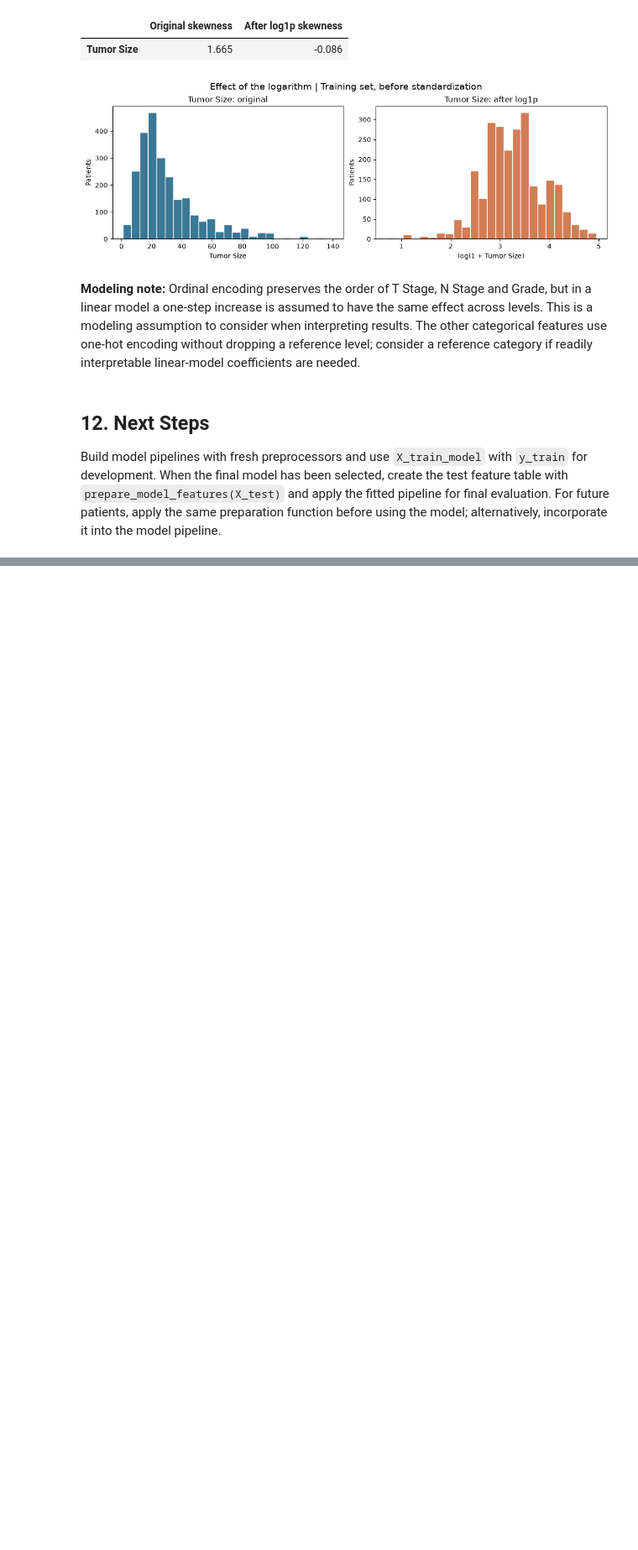
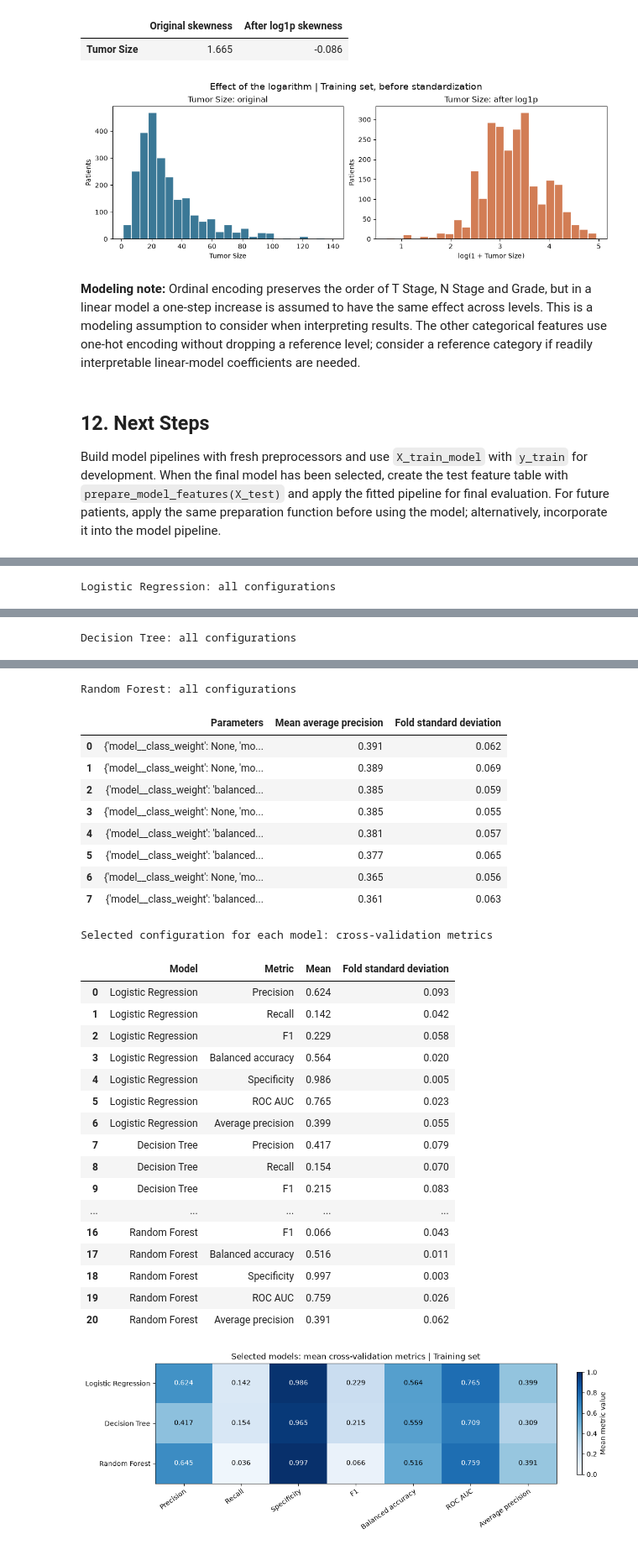
Before and after one commit to alicepelloni/progetto, a Jupyter notebook: breast_cancer.ipynb, the cells around one changed output, grey strips where cells are left out. Shown at 84% size. Cells and saved outputs as stored; diff of their text form; code cells hidden in the pictures; blank space fills up the shorter version.

Commit message:
modelli logistic e decisiontree

```diff
--- a/breast_cancer.ipynb
+++ b/breast_cancer.ipynb
@@ -1031,0 +1129,43 @@ Build model pipelines with fresh preprocessors and use `X_train_model` with `y_t
+# %%
+candidate_tables = {}
+selected_rows = []
+for model_name, search in grid_searches.items():
+    results = pd.DataFrame(search.cv_results_)
+    candidates = results[["params", "mean_test_Average precision", "std_test_Average precision"]].copy()
+    candidates = candidates.rename(columns={
+        "params": "Parameters", "mean_test_Average precision": "Mean average precision",
+        "std_test_Average precision": "Fold standard deviation",
+    }).sort_values("Mean average precision", ascending=False).reset_index(drop=True)
+    candidate_tables[model_name] = candidates
+    print(f"\n{model_name}: all configurations")
+    display(candidates.round(3))
+
+    best = search.best_index_
+    for metric_name in scoring:
+        selected_rows.append({
+            "Model": model_name, "Metric": metric_name,
+            "Mean": results.loc[best, f"mean_test_{metric_name}"],
+            "Fold standard deviation": results.loc[best, f"std_test_{metric_name}"],
+        })
+
+selected_model_comparison = pd.DataFrame(selected_rows)
+print("Selected configuration for each model: cross-validation metrics")
+display(selected_model_comparison.round(3))
+
+# Heatmap of mean scores for the selected configuration of each model.
+metric_order = ["Precision", "Recall", "Specificity", "F1", "Balanced accuracy", "ROC AUC", "Average precision"]
+metric_heatmap = selected_model_comparison.pivot(index="Model", columns="Metric", values="Mean")
+metric_heatmap = metric_heatmap.loc[list(model_pipelines), metric_order]
+fig, ax = plt.subplots(figsize=(11, 3.8), layout="constrained")
+image = ax.imshow(metric_heatmap.to_numpy(), cmap="Blues", vmin=0, vmax=1, aspect="auto")
+ax.set_xticks(range(len(metric_order)), metric_order, rotation=35, ha="right", rotation_mode="anchor")
+ax.set_yticks(range(len(metric_heatmap)), metric_heatmap.index)
+for row in range(metric_heatmap.shape[0]):
+    for col in range(metric_heatmap.shape[1]):
+        value = metric_heatmap.iat[row, col]
+        ax.text(col, row, f"{value:.3f}", ha="center", va="center", color="white" if value > 0.58 else "black")
+ax.set_title("Selected models: mean cross-validation metrics | Training set")
+fig.colorbar(image, ax=ax, label="Mean metric value", shrink=0.85)
+plt.show()
+# %% [output]
+Logistic Regression: all configurations
@@ -1031,0 +1181 @@ Build model pipelines with fresh preprocessors and use `X_train_model` with `y_t
+Decision Tree: all configurations
@@ -1031,0 +1199,29 @@ Build model pipelines with fresh preprocessors and use `X_train_model` with `y_t
+Random Forest: all configurations
+|  | Parameters | Mean average precision | Fold standard deviation |
+| 0 | {'model__class_weight': None, 'mo... | 0.391 | 0.062 |
+| 1 | {'model__class_weight': None, 'mo... | 0.389 | 0.069 |
+| 2 | {'model__class_weight': 'balanced... | 0.385 | 0.059 |
+| 3 | {'model__class_weight': None, 'mo... | 0.385 | 0.055 |
+| 4 | {'model__class_weight': 'balanced... | 0.381 | 0.057 |
+| 5 | {'model__class_weight': 'balanced... | 0.377 | 0.065 |
+| 6 | {'model__class_weight': None, 'mo... | 0.365 | 0.056 |
+| 7 | {'model__class_weight': 'balanced... | 0.361 | 0.063 |
+Selected configuration for each model: cross-validation metrics
+|  | Model | Metric | Mean | Fold standard deviation |
+| 0 | Logistic Regression | Precision | 0.624 | 0.093 |
+| 1 | Logistic Regression | Recall | 0.142 | 0.042 |
+| 2 | Logistic Regression | F1 | 0.229 | 0.058 |
+| 3 | Logistic Regression | Balanced accuracy | 0.564 | 0.020 |
+| 4 | Logistic Regression | Specificity | 0.986 | 0.005 |
+| 5 | Logistic Regression | ROC AUC | 0.765 | 0.023 |
+| 6 | Logistic Regression | Average precision | 0.399 | 0.055 |
+| 7 | Decision Tree | Precision | 0.417 | 0.079 |
+| 8 | Decision Tree | Recall | 0.154 | 0.070 |
+| 9 | Decision Tree | F1 | 0.215 | 0.083 |
+| ... | ... | ... | ... | ... |
+| 16 | Random Forest | F1 | 0.066 | 0.043 |
+| 17 | Random Forest | Balanced accuracy | 0.516 | 0.011 |
+| 18 | Random Forest | Specificity | 0.997 | 0.003 |
+| 19 | Random Forest | ROC AUC | 0.759 | 0.026 |
+| 20 | Random Forest | Average precision | 0.391 | 0.062 |
+[figure, added]
```
Also changed, not shown: parts of 30 cells of this notebook.
